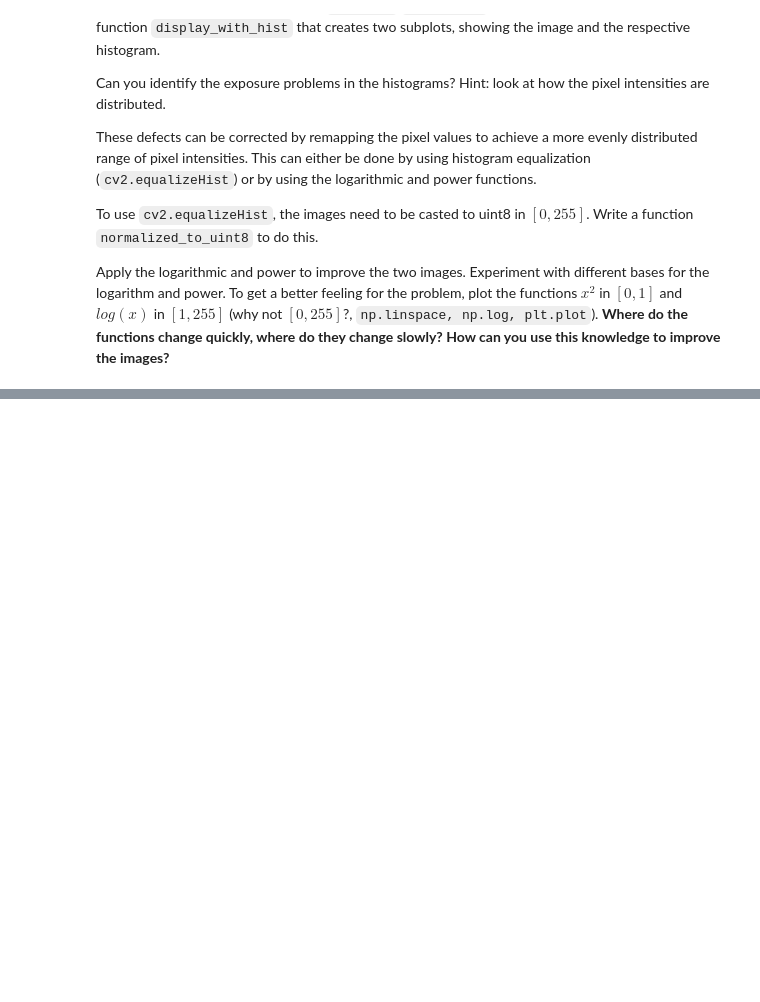
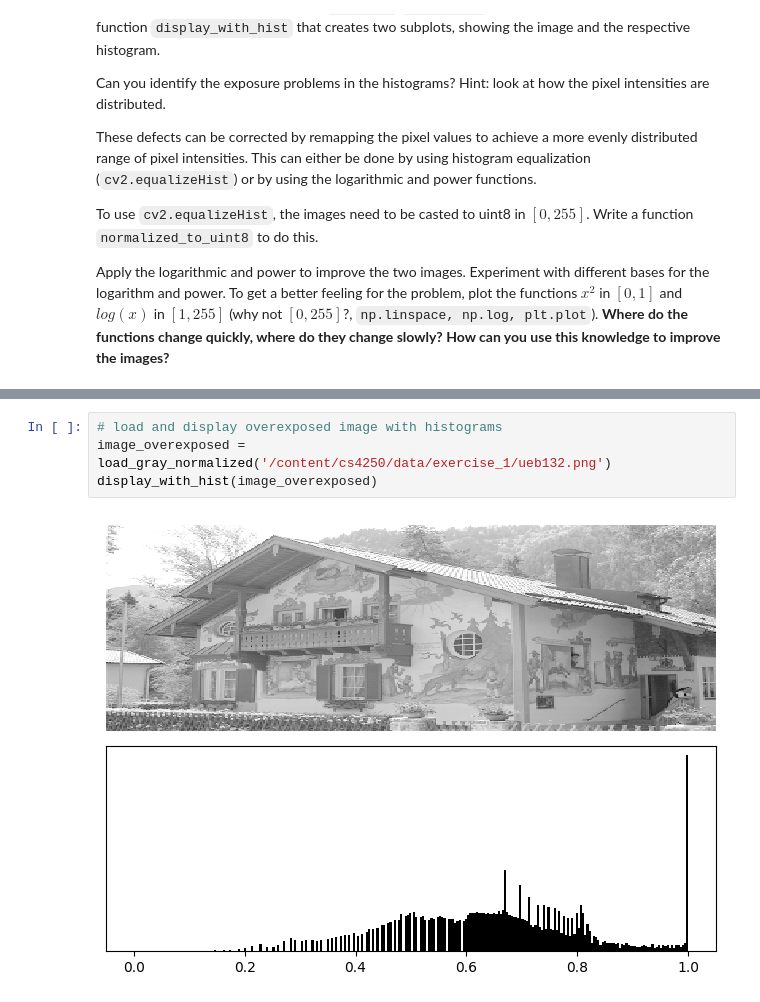
Before and after one commit to mikahoppe/computer-vision, a Jupyter notebook: 1-image-loading.ipynb, the cells around one changed output, grey strips where cells are left out. Drawn from its saved outputs; the diff is of its cells as text; blank space fills up the shorter version.

```diff
--- a/1-image-loading.ipynb
+++ b/1-image-loading.ipynb
@@ -111,0 +152,6 @@ def normalized_to_uint8(image):
+# %%
+# load and display overexposed image with histograms
+image_overexposed = load_gray_normalized('/content/cs4250/data/exercise_1/ueb132.png')
+display_with_hist(image_overexposed)
+# %% [output]
+[figure, added]
```
Also changed, not shown: parts of 23 cells of this notebook.
